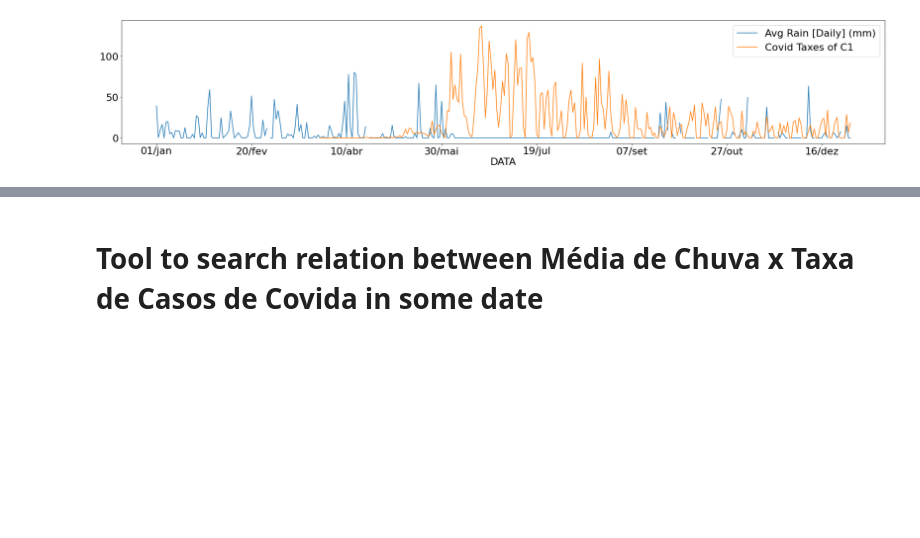
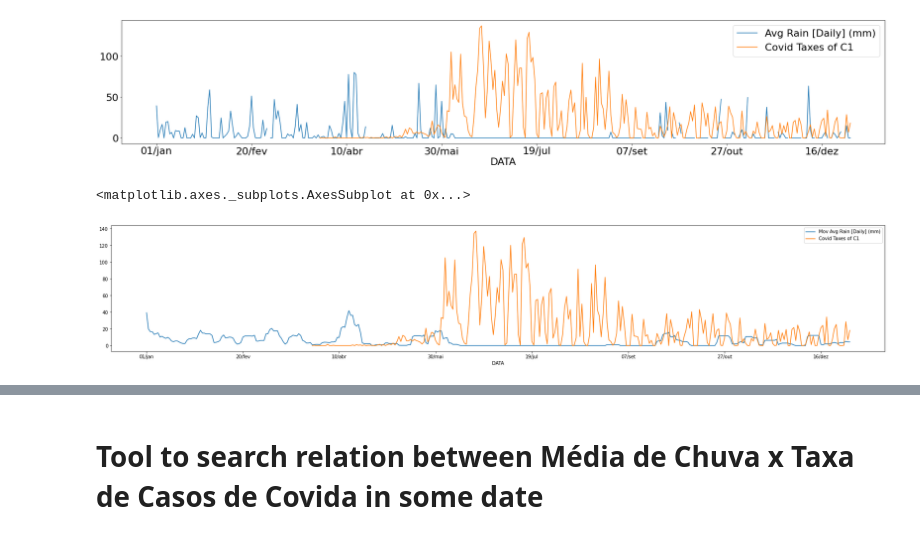
Before and after one commit to arturossouza/UNISINOS-Colabs, a Jupyter notebook: Métodos_Matemáticos_Trabalho_Final.ipynb, the cells around one changed output, grey strips where cells are left out. Cells and saved outputs as stored; diff of their text form; code cells hidden in the pictures; blank space fills up the shorter version.

```diff
--- a/Métodos_Matemáticos_Trabalho_Final.ipynb
+++ b/Métodos_Matemáticos_Trabalho_Final.ipynb
@@ -91,0 +91,10 @@ See the caveats in the documentation: https://pandas.pydata.org/pandas-docs/stab
+# %%
+mov_avg_columns_name = {
+    "Avg Temp. [Hour] (°C)": "Mov Avg Temp. [Hour] (°C)",
+    "Avg Humidity (%)": "Mov Avg Humidity (%)",
+    "Avg Pressure (hPa)": "Mov Avg Pressure (hPa)",
+    "Avg Nebulosity (Tenth)": "Mov Avg Nebulosity (Tenth)",
+    "Avg Insolation (h)": "Mov Avg Insolation (h)",
+    "Avg Rain [Daily] (mm)": "Mov Avg Rain [Daily] (mm)",
+    "Avg Wind Speed (m/s)": "Mov Avg Wind Speed (m/s)"
+}
@@ -91,0 +112,20 @@ See the caveats in the documentation: https://pandas.pydata.org/pandas-docs/stab
+# %%
+def get_mov_avg_df(original_df, mov_avg_window, columns_names):
+
+  df_generator_dict = {
+      "DATA": original_df["DATA"].to_list()
+  }
+
+  for column_name in columns_names:
+    df_generator_dict[columns_names[column_name]] = original_df[["DATA", column_name]].set_index("DATA").rolling(mov_avg_window, min_periods=1).mean()[column_name].to_list()
+
+  try:
+    df_generator_dict["Covid Taxes of C1"] = original_df["Covid Taxes of C1"].to_list()
+  except:
+    df_generator_dict["Covid Taxes of C4"] = original_df["Covid Taxes of C4"].to_list()
+
+  mov_avg_df = pd.DataFrame(data=df_generator_dict)
+
+  return mov_avg_df
+# %%
+c1_mov_avg_df = get_mov_avg_df(c1_clean_df, 7, mov_avg_columns_name)
@@ -156,6 +216,11 @@ c1_clean_df.plot(kind="line", figsize=(30, 5), x="DATA", y=["Avg Rain [Daily] (m
 # %% [output]
 <matplotlib.axes._subplots.AxesSubplot at 0x...>
 [figure]
+# %%
+c1_mov_avg_df.plot(kind="line", figsize=(30, 5), x="DATA", y=["Mov Avg Rain [Daily] (mm)", "Covid Taxes of C1"])
+# %% [output]
+<matplotlib.axes._subplots.AxesSubplot at 0x...>
+[figure, added]
 # %%
 c4_clean_df.plot(kind="line", figsize=(30, 5), x="DATA", y=["Avg Rain [Daily] (mm)", "Covid Taxes of C4"])
 # %% [output]
```
Also changed, not shown: parts of 23 cells of this notebook.
